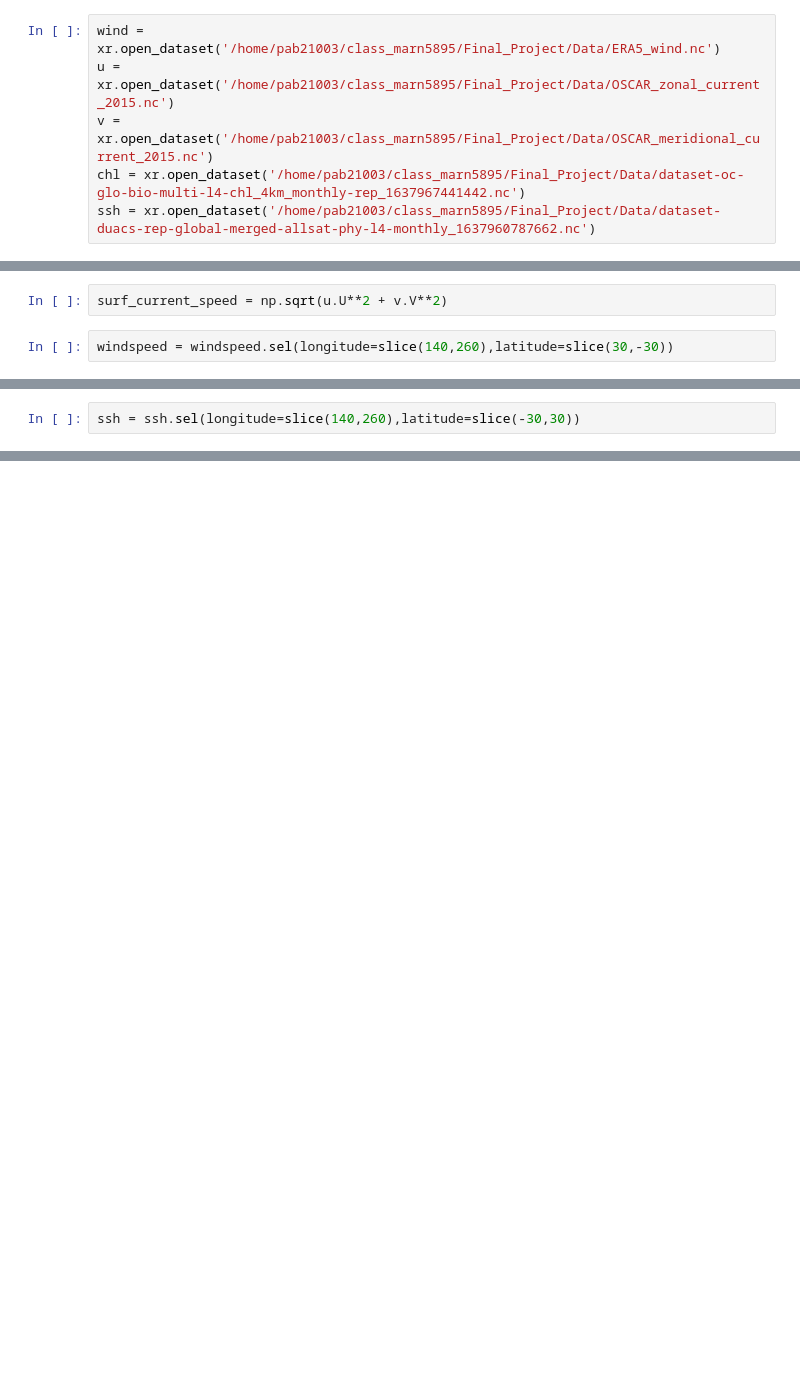
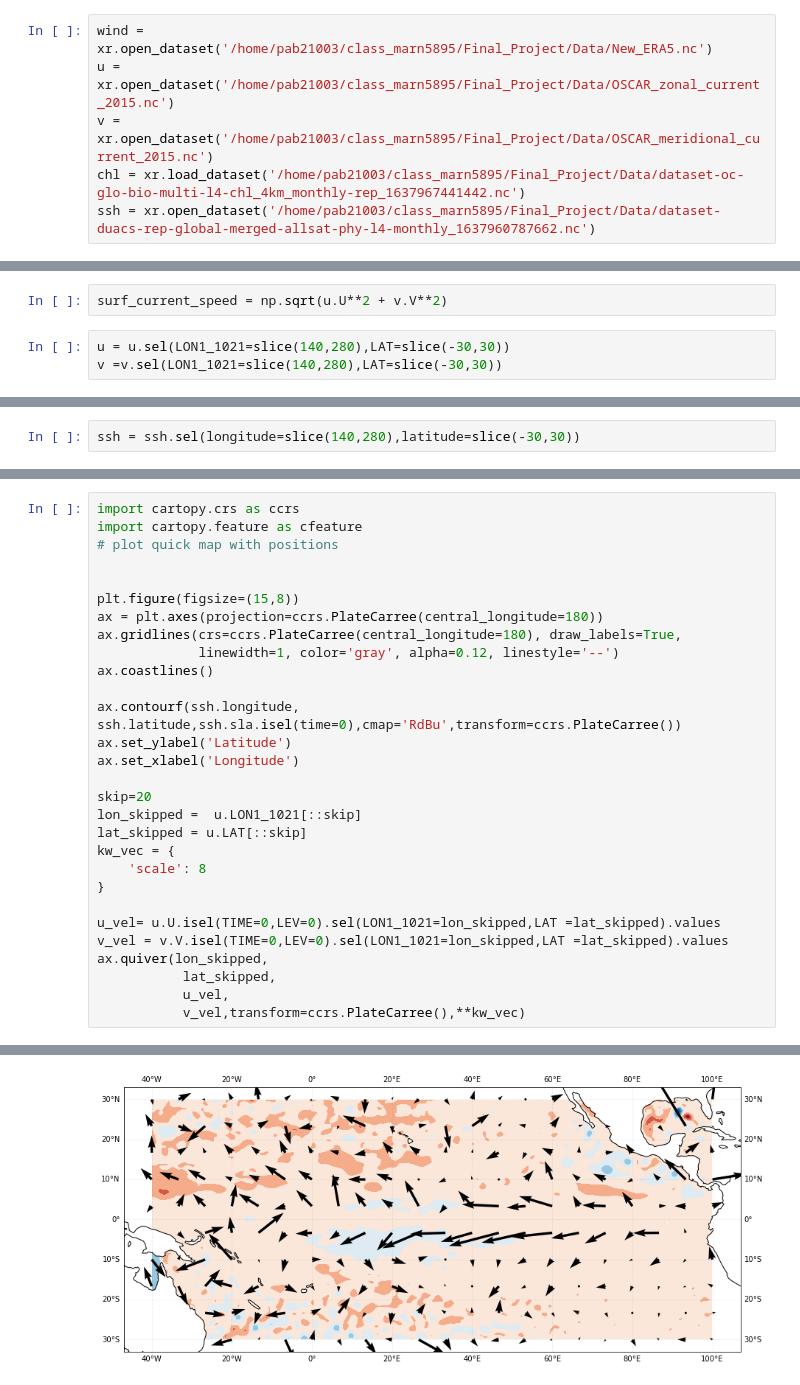
Before and after one commit to pocean23/MARN-5895-Final-Project, a Jupyter notebook: Final_Project.ipynb, the cells around one changed output, grey strips where cells are left out. Cells and saved outputs as stored; diff of their text form; blank space fills up the shorter version.

```diff
--- a/Final_Project.ipynb
+++ b/Final_Project.ipynb
@@ -5,7 +6,7 @@ import numpy as np
 # %%
-wind = xr.open_dataset('/home/pab21003/class_marn5895/Final_Project/Data/ERA5_wind.nc')
+wind = xr.open_dataset('/home/pab21003/class_marn5895/Final_Project/Data/New_ERA5.nc')
 u = xr.open_dataset('/home/pab21003/class_marn5895/Final_Project/Data/OSCAR_zonal_current_2015.nc')
 v = xr.open_dataset('/home/pab21003/class_marn5895/Final_Project/Data/OSCAR_meridional_current_2015.nc')
-chl = xr.open_dataset('/home/pab21003/class_marn5895/Final_Project/Data/dataset-oc-glo-bio-multi-l4-chl_4km_monthly-rep_1637967441442.nc')
+chl = xr.load_dataset('/home/pab21003/class_marn5895/Final_Project/Data/dataset-oc-glo-bio-multi-l4-chl_4km_monthly-rep_1637967441442.nc')
 ssh = xr.open_dataset('/home/pab21003/class_marn5895/Final_Project/Data/dataset-duacs-rep-global-merged-allsat-phy-l4-monthly_1637960787662.nc')
 # %%
@@ -13,5 +33,6 @@ windspeed = np.sqrt(wind.u10**2 + wind.v10**2)
 # %%
 surf_current_speed = np.sqrt(u.U**2 + v.V**2)
 # %%
-windspeed = windspeed.sel(longitude=slice(140,260),latitude=slice(30,-30))
+u = u.sel(LON1_1021=slice(140,280),LAT=slice(-30,30))
+v =v.sel(LON1_1021=slice(140,280),LAT=slice(-30,30))
 # %%
@@ -18,0 +41,2 @@ surf_current_speed = surf_current_speed.sel(LON1_1021=slice(140,260),LAT=slice(-
+# %%
+ssh = ssh.sel(longitude=slice(140,280),latitude=slice(-30,30))
@@ -19,2 +88,30 @@ surf_current_speed = surf_current_speed.sel(LON1_1021=slice(140,260),LAT=slice(-
 # %%
-ssh = ssh.sel(longitude=slice(140,260),latitude=slice(-30,30))
+import cartopy.crs as ccrs
+import cartopy.feature as cfeature
+# plot quick map with positions
+
+
+plt.figure(figsize=(15,8))
+ax = plt.axes(projection=ccrs.PlateCarree(central_longitude=180))
+ax.gridlines(crs=ccrs.PlateCarree(central_longitude=180), draw_labels=True,
+             linewidth=1, color='gray', alpha=0.12, linestyle='--')
+ax.coastlines()
+
+ax.contourf(ssh.longitude, ssh.latitude,ssh.sla.isel(time=0),cmap='RdBu',transform=ccrs.PlateCarree())
+ax.set_ylabel('Latitude')
+ax.set_xlabel('Longitude')
+
+skip=20
+lon_skipped =  u.LON1_1021[::skip]
+lat_skipped = u.LAT[::skip]
+kw_vec = {
+    'scale': 8
+}
+
+u_vel= u.U.isel(TIME=0,LEV=0).sel(LON1_1021=lon_skipped,LAT =lat_skipped).values
+v_vel = v.V.isel(TIME=0,LEV=0).sel(LON1_1021=lon_skipped,LAT =lat_skipped).values
+ax.quiver(lon_skipped,
+           lat_skipped,
+           u_vel,
+           v_vel,transform=ccrs.PlateCarree(),**kw_vec)
+# %% [output]
@@ -20,0 +119 @@ ssh = ssh.sel(longitude=slice(140,260),latitude=slice(-30,30))
+[figure, added]
```
Also changed, not shown: parts of 17 cells of this notebook.
